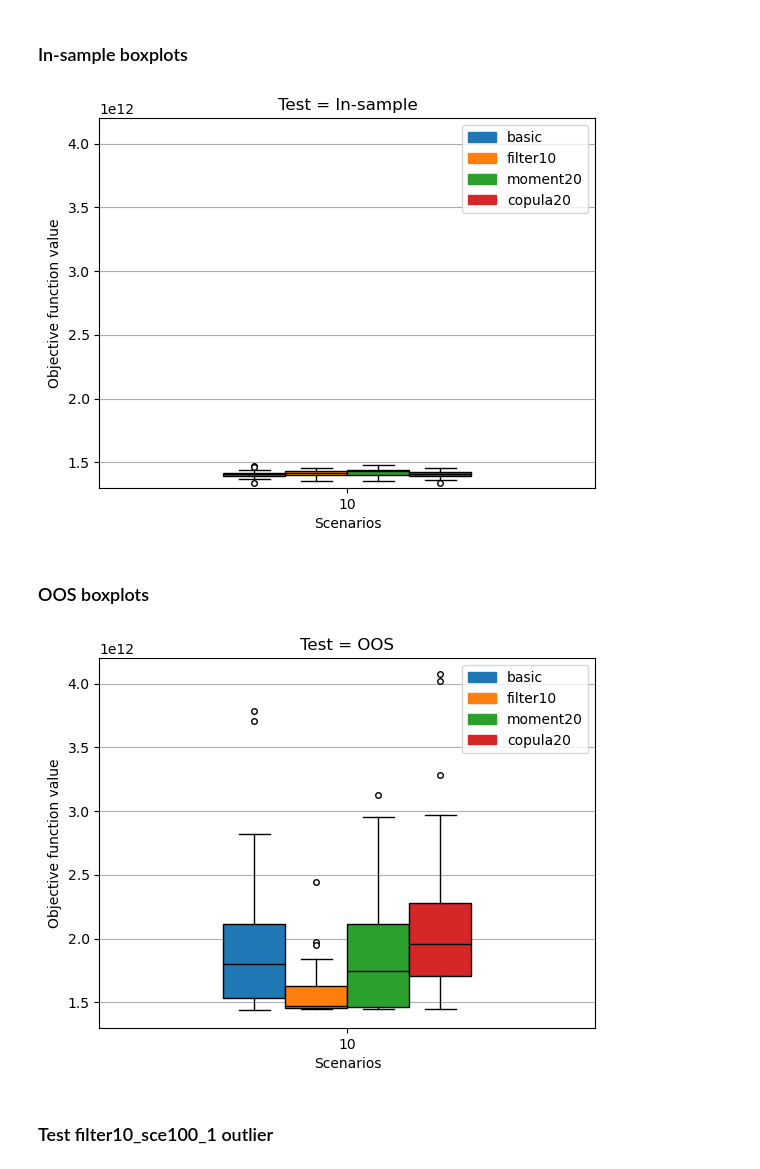
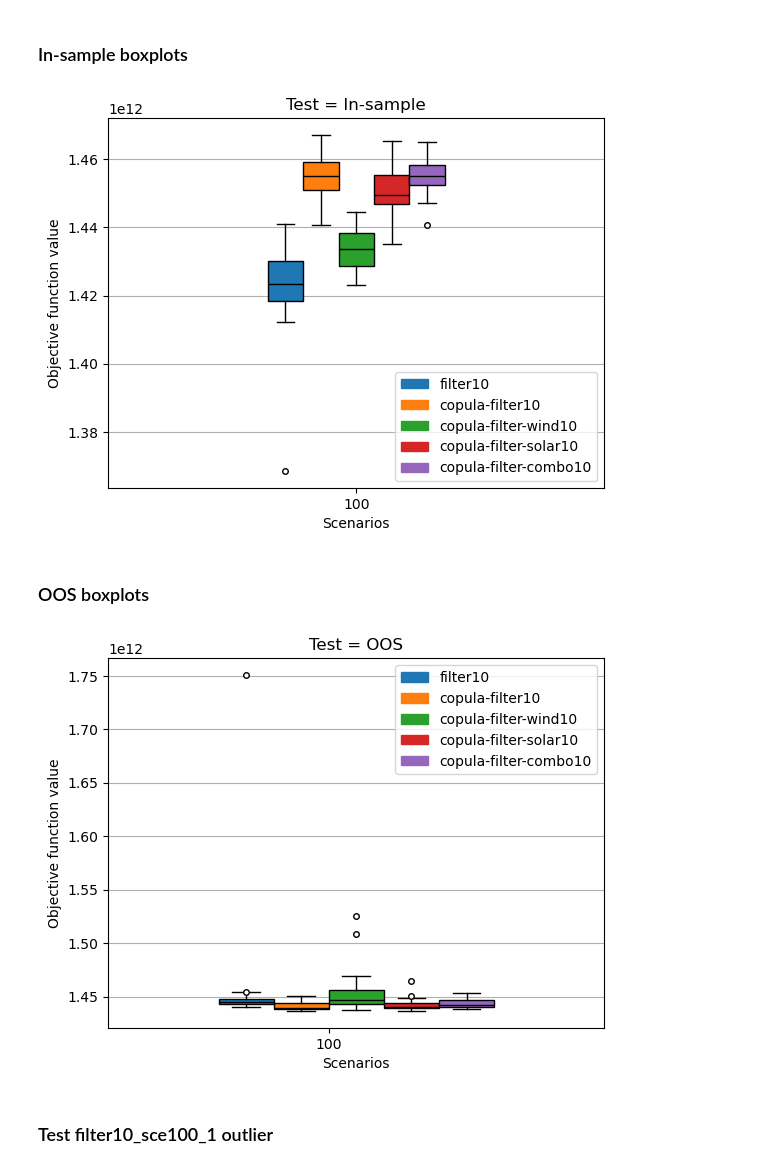
Before and after one commit to iverlg/masteroppgave, a Jupyter notebook: is_and_oos_analysis.ipynb, the cells around one changed output. Cells and saved outputs as stored; diff of their text form; code cells hidden in the pictures.

Commit message:
add in-sample and oos convergence tests

```diff
--- a/is_and_oos_analysis.ipynb
+++ b/is_and_oos_analysis.ipynb
@@ -122,11 +141,13 @@ FOSSIL_TYPES = ['Liginite existing',
 # Remove whitespace from strings in the list
 FOSSIL_TYPES = [fossil.replace(" ", "") for fossil in FOSSIL_TYPES]
 
-FOSSIL = True
+FOSSIL = False
 
-genType = 'Bio'
-methods = ["basic", "filter10", "moment20", "copula20"]
-num_scenarios = 10
+genType = 'Windonshore'
+#methods = ["basic", "moment20", "filter10", "copula20", "copula-filter10"]
+methods = ["copula-filter10", "copula-filter-wind10", "copula-filter-solar10", "copula-filter-combo10"]
+
+num_scenarios = 100
 
 def get_dataframes(methods, num_scenarios):
     dataframes = []
@@ -176,7 +197,7 @@ for i, data in enumerate(all_aggregated_data):
 # Add labels and title
 plt.ylabel('Installed Capacity (GW)')
 plt.title(f'Generator = {'Fossil' if FOSSIL else genType}; NS = {num_scenarios}')
-plt.ylim(0, 600)
+#plt.ylim(0, 600)
 plt.grid(axis="y")
 
 # Customize x-axis labels
@@ -194,15 +215,16 @@ plt.show()
 # %% [markdown]
 ### In-sample boxplots
 # %%
-methods = ["basic", "filter10", "moment20", "copula20"]
-num_scenarios = [10]
+#methods = ["basic", "moment20", "filter10", "copula20", "copula-filter10"]
+methods = ["filter10", "copula-filter10", "copula-filter-wind10", "copula-filter-solar10", "copula-filter-combo10"]
+num_scenarios = [100]
 
 def get_objective_values(methods, num_scenarios):
     objective_values = []
     for method in methods:
         obj_by_method = []
         for ns in num_scenarios:
-            dataframes = [pd.read_csv(f"NewResults/run_in_sample/dataset_europe_agg_v50/{method}/{str(ns)}/{i}/results_objective.csv") for i in range(1, 31)]
+            dataframes = [pd.read_csv(f"NewResults/run_in_sample/dataset_europe_agg_v50/{method}/{str(ns)}/{i}/results_objective.csv") for i in range(1, 31 if method != "copula-filter10" else 29)]
             instance_values = [float(df_obj_value.columns[0].split(":")[1]) for df_obj_value in dataframes]
             obj_by_method.append(instance_values)
         objective_values.append(obj_by_method)
@@ -221,13 +243,13 @@ flierprops = dict(marker='o', markerfacecolor='white', markersize=4)
 
 # Create boxplots for each method and period
 for i, data in enumerate(all_objective_values):
-    plt.boxplot(data, positions=[pos + i*0.2 - 0.3 for pos in positions], widths=0.2, patch_artist=True, boxprops=dict(facecolor=f"C{i}"), medianprops=medianlineprops, flierprops=flierprops)
+    plt.boxplot(data, positions=[pos + i*0.1 - 0.2 for pos in positions], widths=0.1, patch_artist=True, boxprops=dict(facecolor=f"C{i}"), medianprops=medianlineprops, flierprops=flierprops)
 
 # Add labels and title
 plt.xlabel("Scenarios")
 plt.ylabel('Objective function value')
 plt.title(f'Test = In-sample')
-plt.ylim(1.3*10**12, 4.2*10**12)
+#plt.ylim(1.3*10**12, 4.2*10**12)
 plt.grid(axis="y")
 
 # Customize x-axis labels
@@ -241,12 +263,13 @@ plt.legend(handles=legend_handles)
 plt.savefig(f"Boxplots/In-sample-10-scenarios")
 plt.show()
 # %% [output]
-[figure, old version]
+[figure, new version]
 # %% [markdown]
 ### OOS boxplots
 # %%
-methods = ["basic", "filter10", "moment20", "copula20"]
-num_scenarios = [10]
+#methods = ["basic", "filter10", "moment20", "copula20"]
+methods = ["filter10", "copula-filter10", "copula-filter-wind10", "copula-filter-solar10", "copula-filter-combo10"]
+num_scenarios = [100]
 
 def get_objective_values(methods, num_scenarios):
     objective_values = []
@@ -259,9 +282,12 @@ def get_objective_values(methods, num_scenarios):
                 oos_values_for_inst = []
                 for j in range(1, 11):
                     path_to_df = base_path + f"oos_tree{j}/out_of_sample_values.csv"
-                    df_oos_value = pd.read_csv(path_to_df)
-                    oos_value = float(df_oos_value["Objective value"][0])
-                    oos_values_for_inst.append(oos_value)
+                    try:
+                        df_oos_value = pd.read_csv(path_to_df)
+                        oos_value = float(df_oos_value["Objective value"][0])
+                        oos_values_for_inst.append(oos_value)
+                    except FileNotFoundError:
+                        continue
                 instance_values.append(sum(oos_values_for_inst) / len(oos_values_for_inst))
             obj_by_method.append(instance_values)
         objective_values.append(obj_by_method)
@@ -272,35 +298,35 @@ all_objective_values = get_objective_values(methods, num_scenarios)
 # Define positions for each boxplot
 positions = [i for i in range(1, len(num_scenarios) + 1)]
 
 # Define properties for the median lines
 medianlineprops = dict(color='black', linewidth=1)
 
 # Define properties for the outlier marks
 flierprops = dict(marker='o', markerfacecolor='white', markersize=4)
 
 # Create boxplots for each method and period
 for i, data in enumerate(all_objective_values):
     plt.boxplot(data, positions=[pos + i*0.2 - 0.3 for pos in positions], widths=0.2, patch_artist=True, boxprops=dict(facecolor=f"C{i}"), medianprops=medianlineprops, flierprops=flierprops)
 
 # Add labels and title
 plt.xlabel("Scenarios")
 plt.ylabel('Objective function value')
 plt.title(f'Test = OOS')
-plt.ylim(1.3*10**12, 4.2*10**12)
+#plt.ylim(1.3*10**12, 4.2*10**12)
 plt.grid(axis="y")
 
 # Customize x-axis labels
 plt.xticks(range(1, len(num_scenarios) + 1), [ns for ns in num_scenarios])
 
 # Create custom legend for different groups (methods)
 legend_handles = [mpatches.Patch(color=f'C{i}', label=methods[i]) for i in range(len(methods))]
 plt.legend(handles=legend_handles)
 
 # Show/save the plot
 plt.savefig(f"Boxplots/OOS-10-scenarios")
 plt.show()
 # %% [output]
-[figure, old version]
+[figure, new version]
 # %% [markdown]
 ### Test filter10_sce100_1 outlier
 # %%
```
Also changed, not shown: parts of 3 cells of this notebook, 29 other files.
